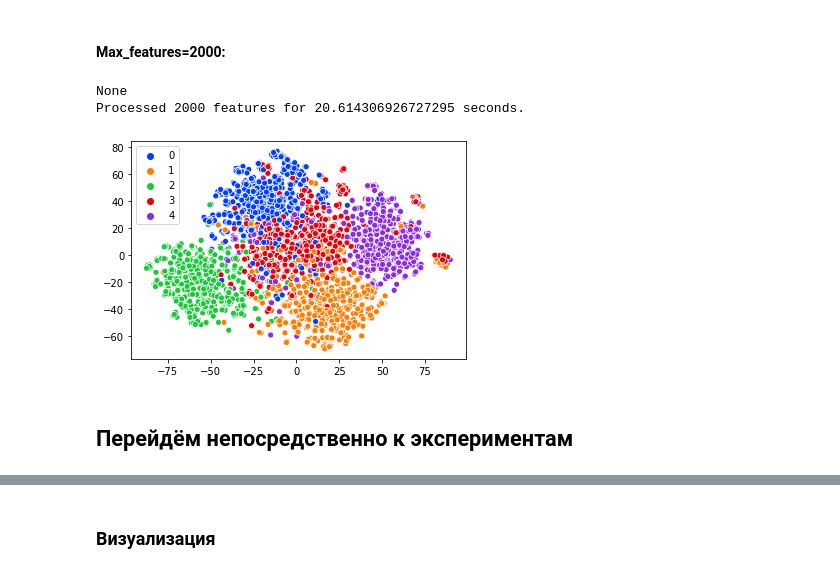
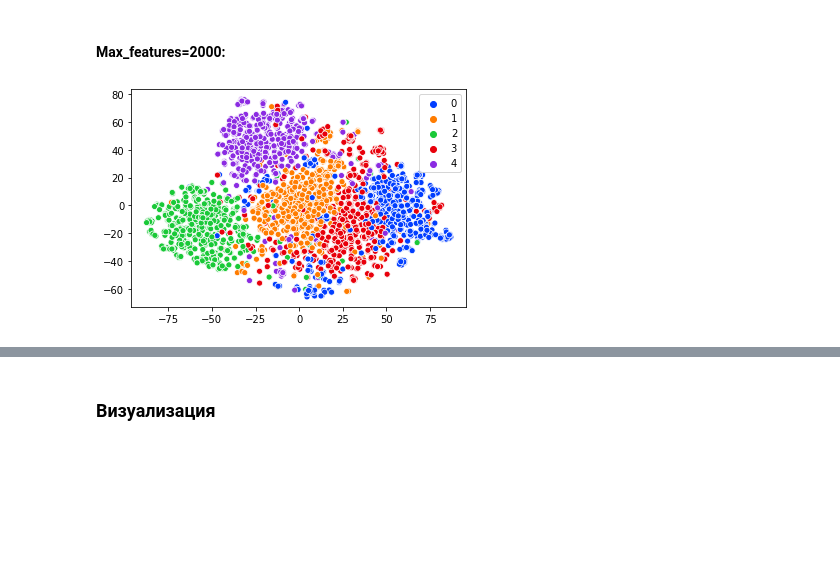
Before and after one commit to PanchenkoAnton/Data-Mining, a Jupyter notebook: ExtendedClusteringVisualizationPanchenko.ipynb, the cells around one changed output, grey strips where cells are left out. Cells and saved outputs as stored; diff of their text form; code cells hidden in the pictures; blank space fills up the shorter version.

```diff
--- a/ExtendedClusteringVisualizationPanchenko.ipynb
+++ b/ExtendedClusteringVisualizationPanchenko.ipynb
@@ -117,11 +162,0 @@ def print_top_words(model, feature_names, n_top_words):
-# %%
-def visualize(max_features=1000):
-    start_time = time.time()
-    data_train = get_data()
-    X, feature_names = vectorize_data('tfidf', data_train, max_features=max_features)
-    labels = data_train.target
-    tsne = TSNE(n_components=2)
-    X_embedded = tsne.fit_transform(X)
-    palette = sns.color_palette("bright", 5)
-    sns.scatterplot(X_embedded[:,0], X_embedded[:,1], hue=labels, legend='full', palette=palette)
-    print(f'Processed {max_features} features for {time.time() - start_time} seconds.')
@@ -176,0 +245,32 @@ def process_grid_search(max_features=1000, grid_search=False):
+# %%
+start_time = time.time()
+
+nltk.download('stopwords', quiet=True, raise_on_error=True)
+stop_words = set(nltk.corpus.stopwords.words('english'))
+stop_words_stemmed = set()
+stop_words_lemmatized = set()
+for stop_word in stop_words:
+    stop_words_stemmed.add(preprocess_stemming(stop_word))
+    stop_words_lemmatized.add(preprocess_lemmatization(stop_word))
+stop_words_stemmed.add('becau')
+
+data_train, data_test = get_data(test=True)
+labels_global = data_train.target
+
+X_500, feature_names = vectorize_data('tfidf', data_train, max_features=500, return_feature_names=True)
+X_1000 = vectorize_data('tfidf', data_train, max_features=1000)
+X_2000 = vectorize_data('tfidf', data_train, max_features=2000)
+X_5000 = vectorize_data('tfidf', data_train, max_features=5000)
+X_10000 = vectorize_data('tfidf', data_train, max_features=10000)
+tsne_500 = TSNE(n_components=2)
+tsne_1000 = TSNE(n_components=2)
+tsne_2000 = TSNE(n_components=2)
+tsne_5000 = TSNE(n_components=2)
+tsne_10000 = TSNE(n_components=2)
+X_embedded_500 = tsne_500.fit_transform(X_500)
+X_embedded_1000 = tsne_1000.fit_transform(X_1000)
+X_embedded_2000 = tsne_2000.fit_transform(X_2000)
+X_embedded_5000 = tsne_5000.fit_transform(X_5000)
+X_embedded_10000 = tsne_10000.fit_transform(X_10000)
+
+print(f'Processed for {time.time() - start_time} seconds.')
@@ -213,10 +293,6 @@ Processed 500 features for 19.887128114700317 seconds.
 # %% [markdown]
 #### Max_features=2000:
 # %%
-visualize(max_features=2000)
+visualize(X_embedded=X_embedded_2000, max_features=2000)
 # %% [output]
-None
-Processed 2000 features for 20.614306926727295 seconds.
-[figure, old version]
+[figure, new version]
-# %% [markdown]
-## Перейдём непосредственно к экспериментам
```
Also changed, not shown: parts of 87 cells of this notebook.
